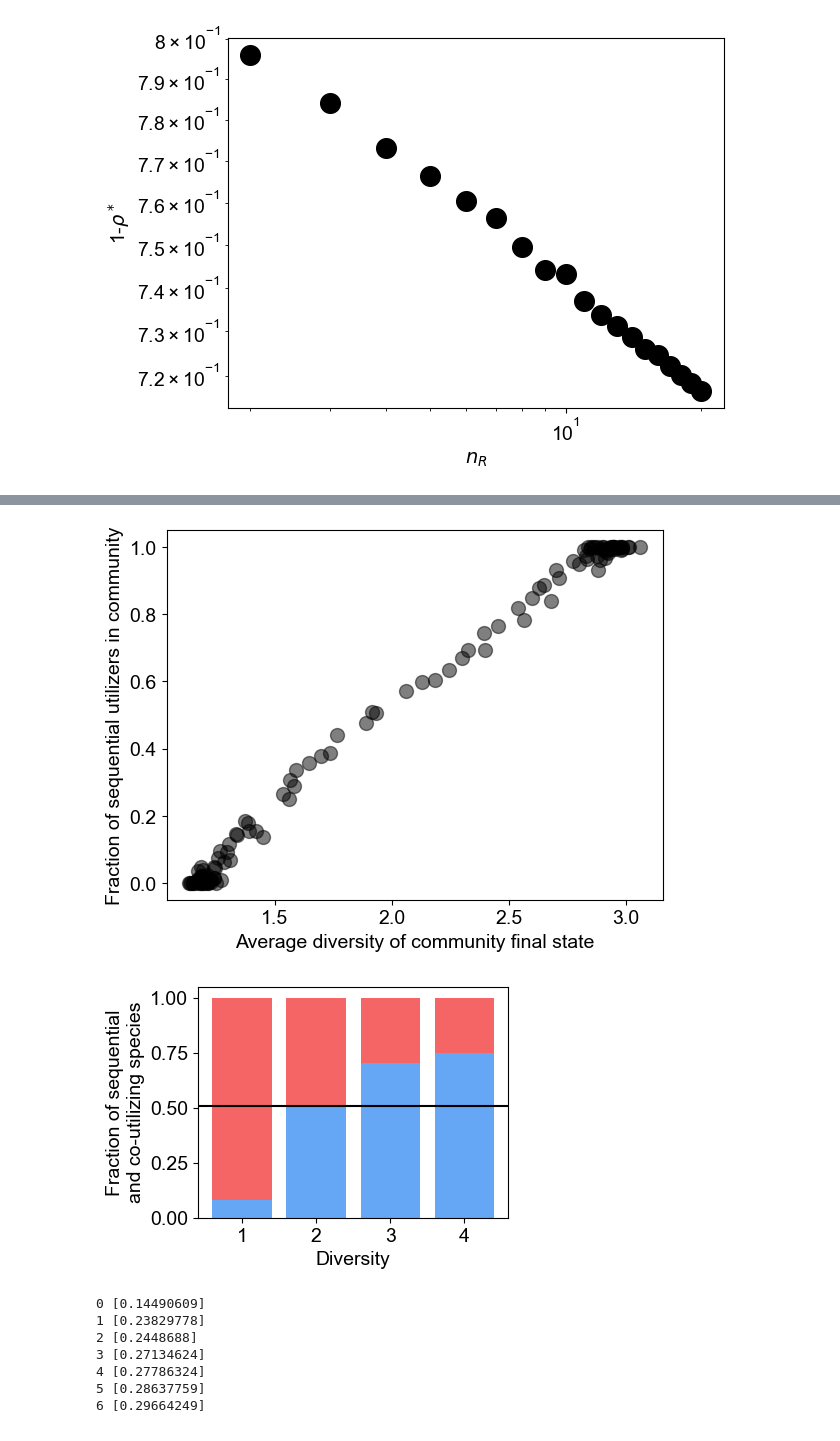
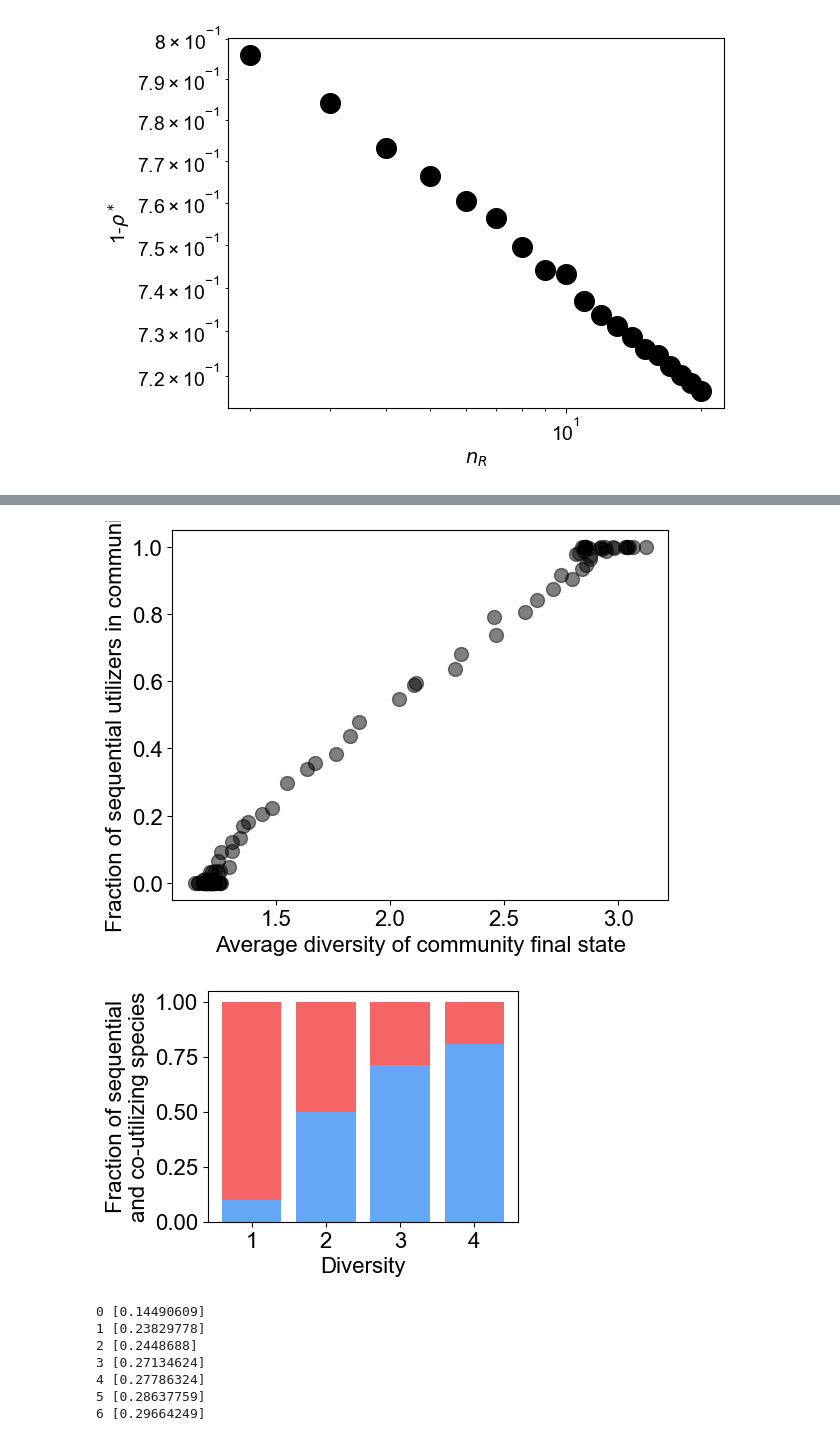
Before and after one commit to maslov-group/ecological-consequences-metabolic-strategies, a Jupyter notebook: reallocation/reallocation.ipynb, the cells around one changed output, grey strips where cells are left out. Saved outputs shown, nothing was run; the diff lists cells and outputs as text; code cells hidden in the pictures.

```diff
--- a/reallocation/reallocation.ipynb
+++ b/reallocation/reallocation.ipynb
@@ -19,7 +19,7 @@ import multiprocessing
 
 # Set the default font and size
 mpl.rcParams['font.family'] = 'Arial'
-mpl.rcParams['font.size'] = 14
+mpl.rcParams['font.size'] = 16
 # %% [markdown]
 Find a rho^star that makes equal first-niche growth-rates for both diauxers and co-utilizers
 - generated from gaussian: $c_ik_i$
@@ -174,7 +174,7 @@ STEADY_CRIT = 1e-6
 MAX_CYCLE = 1e5
 R = 4
 rhos = np.linspace(0, 0.8, 101)
-path = "../../ODE-related/seq_vs_co_0120"
+path = "../../ODE-related/seq_vs_co_0213"
 
 # generate the species pool and corresponding environment
 for rho in tqdm(rhos):
@@ -210,12 +210,12 @@ for rho in tqdm(rhos):
 # %%
 # load the data and make the plot
 R = 4
-path = "../../ODE-related/seq_vs_co_0120"
-rhos = np.hstack([np.linspace(0, 0.3, 60), np.linspace(0.3, 0.6, 60)[1:]])
+rhos = np.linspace(0, 0.8, 101)
+path = "../../ODE-related/seq_vs_co_0213"
 # get the result for pairwise
 frac_diaux_pair = []
 for rho in tqdm(rhos):
-    data = pickle.load(open(os.path.join(path, f"pairwise_alpha={rho}.pkl"), "rb"))
+    data = pickle.load(open(os.path.join(path, f"pairwise_rho={rho}.pkl"), "rb"))
     basic = data["basic"]
     D, gC, Nseq, Ncout = basic["D"], basic["gC"], basic["Nseq"], basic["Ncout"]
     states = data["end"]["states"]
@@ -227,7 +227,7 @@ frac_diaux = []
 div = []
 stratified = []
 for rho in tqdm(rhos):
-    data = pickle.load(open(os.path.join(path, f"full_alpha={rho}.pkl"), "rb"))
+    data = pickle.load(open(os.path.join(path, f"full_rho={rho}.pkl"), "rb"))
     states = data["end"]["states"]
     Nseq = data["basic"]["Nseq"]
     ids = [i["ids"] for i in states]
@@ -265,20 +265,21 @@ plt.ylabel("Fraction of sequential utilizers in community")
 plt.xlabel("Average diversity of community final state")
 plt.savefig("figs/diversity.pdf")
 # %% [output]
-[figure, old version]
+[figure, new version]
 # %%
 for i in range(60):
     if(0<(frac_diaux[i]-0.5)<0.05):
         plt.figure(figsize=(4, 3))
         plt.bar(np.arange(1, 5), [1, 1, 1, 1], color="#F56565")
         plt.bar(np.arange(1, 5), stratified[i][1], color = "#65A6F5")
-        plt.axhline(frac_diaux[i], color='k')
+        plt.xticks(np.arange(1, 5))
+        # plt.axhline(frac_diaux[i], color='k')
         plt.xlabel("Diversity")
         plt.ylabel("Fraction of sequential\nand co-utilizing species")
         plt.savefig("figs/example.pdf",bbox_inches = 'tight')
         plt.show()
 # %% [output]
-[figure, old version]
+[figure, new version]
 # %%
 ### for supplementary figure:
 # 1. saturation of species pool size
```
Also changed, not shown: parts of 1 cell of this notebook, 16 other files.
